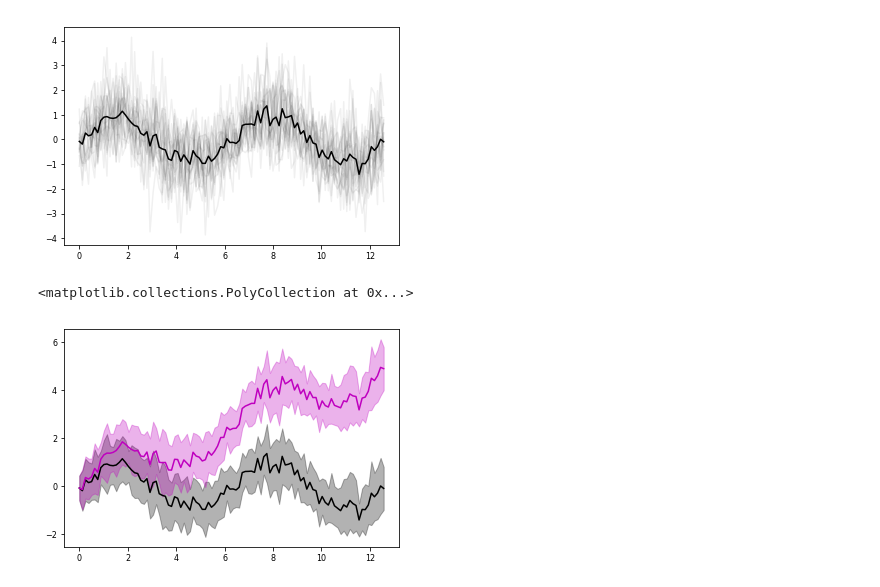
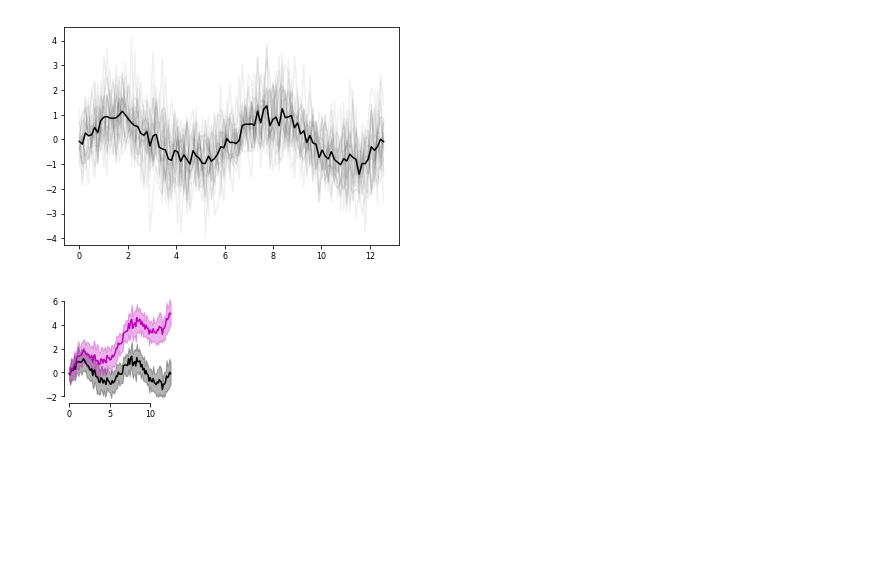
Before and after one commit to anki-xyz/survival2019, a Jupyter notebook: Publication ready figures.ipynb, the cells around one changed output. Drawn from its saved outputs; the diff is of its cells as text; code cells hidden in the pictures; blank space fills up the shorter version.

```diff
--- a/Publication ready figures.ipynb
+++ b/Publication ready figures.ipynb
@@ -101,18 +101,20 @@ plt.plot(x, m, color="k")
 [figure]
 # %%
 # Plot the mean
+plt.figure(figsize=(2,2))
 plt.plot(x, m, color="k")
 
 std = ys.std(0)
 
 plt.fill_between(x, m-std, m+std, alpha=.3, color='k')
 
 plt.plot(x, m+np.linspace(0, 5, 100), color="m")
 plt.fill_between(x,
                  m+np.linspace(0, 5, 100)-std,
                  m+np.linspace(0, 5, 100)+std,
                  color='m',
                  alpha=.3)
+
+sns.despine(trim=True)
 # %% [output]
-<matplotlib.collections.PolyCollection at 0x...>
-[figure, old version]
+[figure, new version]
```
Also changed, not shown: 4 other files.
